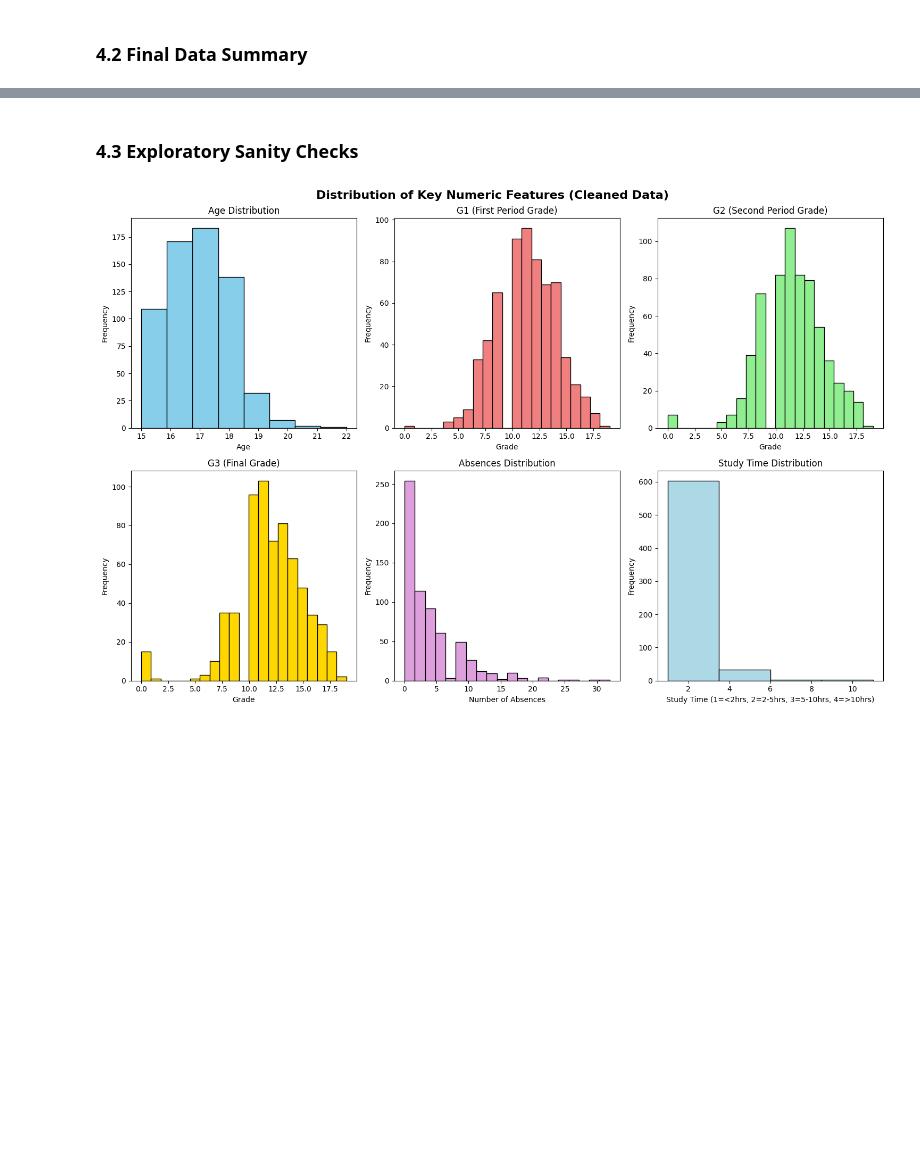
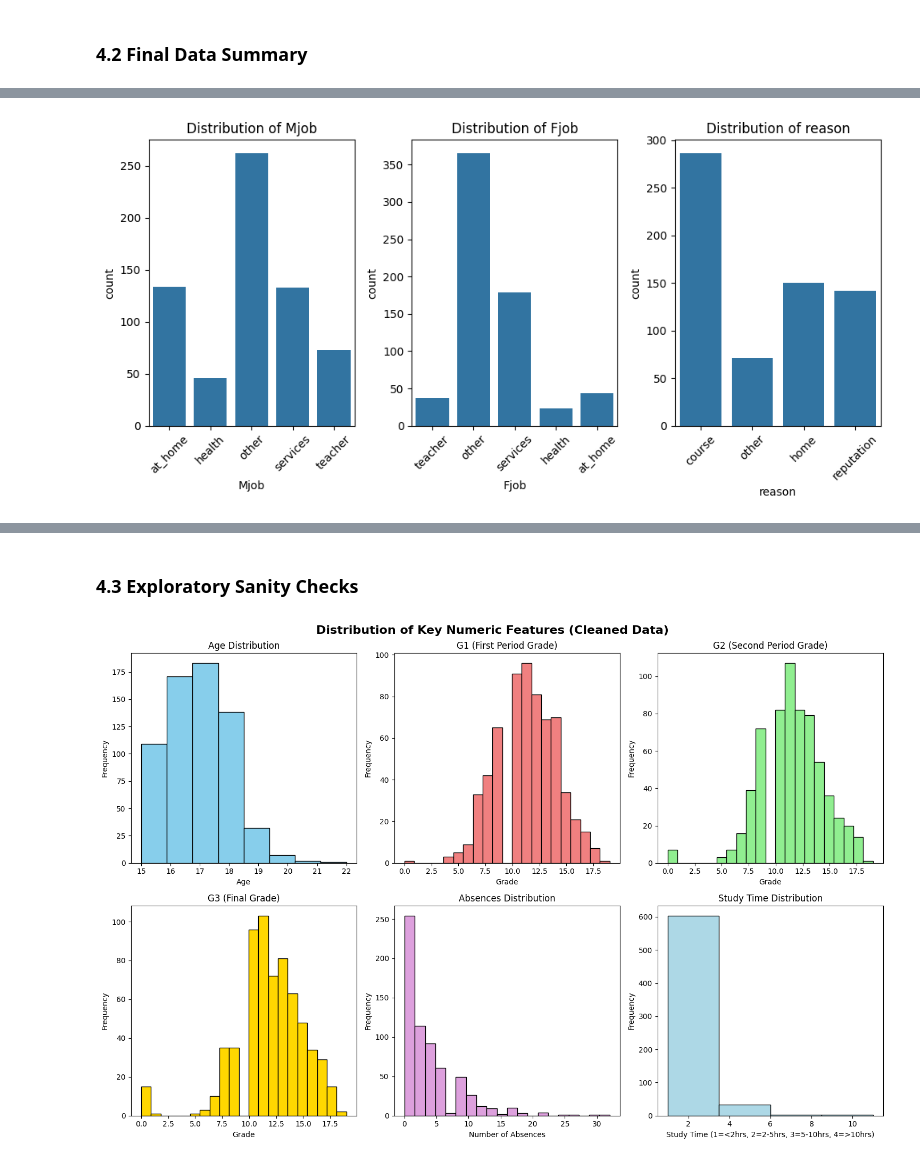
Before and after one commit to Cullen179/Practical-Data-Science, a Jupyter notebook: A1/assignment1_TEMPLATE.ipynb, the cells around one changed output, grey strips where cells are left out. Drawn from its saved outputs; the diff is of its cells as text; code cells hidden in the pictures; blank space fills up the shorter version.

```diff
--- a/A1/assignment1_TEMPLATE.ipynb
+++ b/A1/assignment1_TEMPLATE.ipynb
@@ -349,16 +346,0 @@ Fjob unique values: ['at_home', 'health', 'other', 'services', 'teacher']
-# %%
-# Fix age column: convert to numeric, handle invalid values
-# First, fix obvious typos: '1O' -> '10', '2O' -> '20' (letter O instead of zero)
-df['age'] = df['age'].astype(str).replace({'1O': '10', '2O': '20'})
-
-# Convert to numeric (coerces invalid values to NaN)
-df['age'] = pd.to_numeric(df['age'], errors='coerce')
-
-# Invalid ages: < 15 or > 22 (based on typical student age range)
-invalid_age_mask = (df['age'] < 15) | (df['age'] > 22)
-print(f"Found {invalid_age_mask.sum()} invalid ages (< 15 or > 22)")
-
-# Repute invalid ages with
-df.loc[invalid_age_mask, 'age'] = np.nan
-
-print(f"\nAge range after cleaning: {df['age'].min():.0f} to {df['age'].max():.0f}")
@@ -597,0 +615,11 @@ STATISTICAL SUMMARY (Cleaned Data)
+# %%
+nominal_cols_plot = ['Mjob', 'Fjob', 'reason']
+
+_, subs = plt.subplots(1, 3, figsize=(10, 5))
+for i, col in enumerate(nominal_cols_plot):
+    sns.countplot(x=df[col], ax=subs[i])
+    subs[i].set_title(f'Distribution of {col}')
+    subs[i].set_xticklabels(subs[i].get_xticklabels(), rotation=45)
+    plt.tight_layout()
+# %% [output]
+[figure, added]
```
Also changed, not shown: parts of 38 cells of this notebook, 6 other files.
